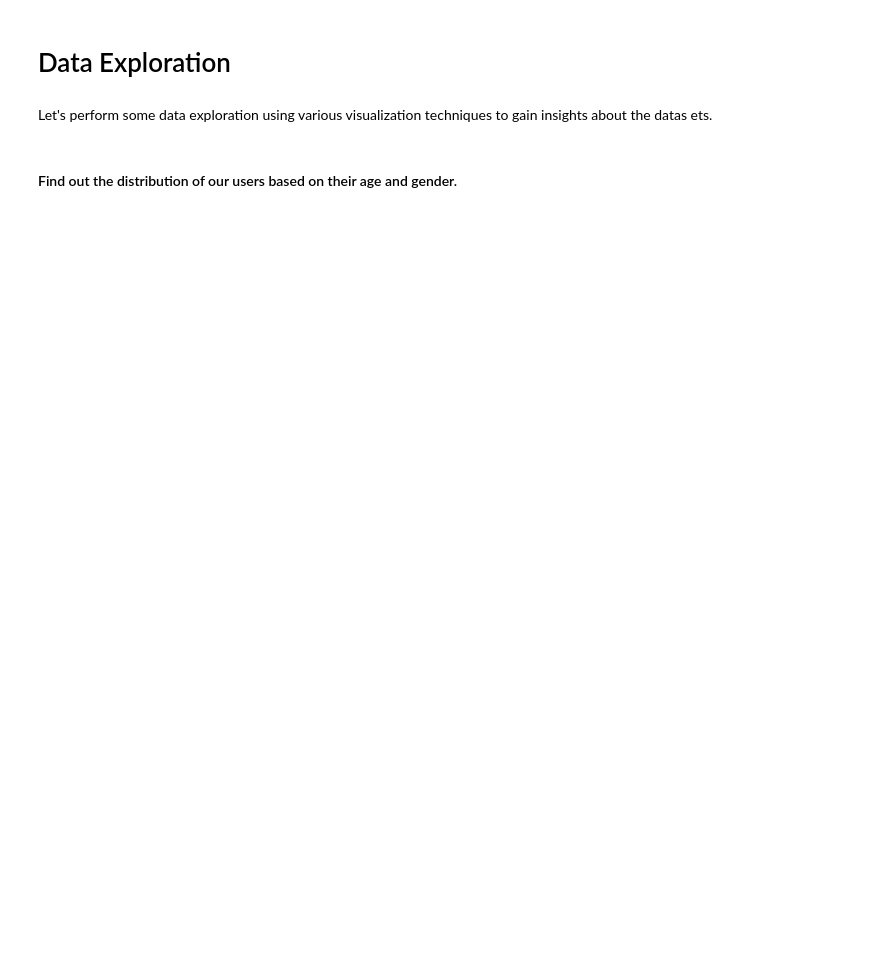
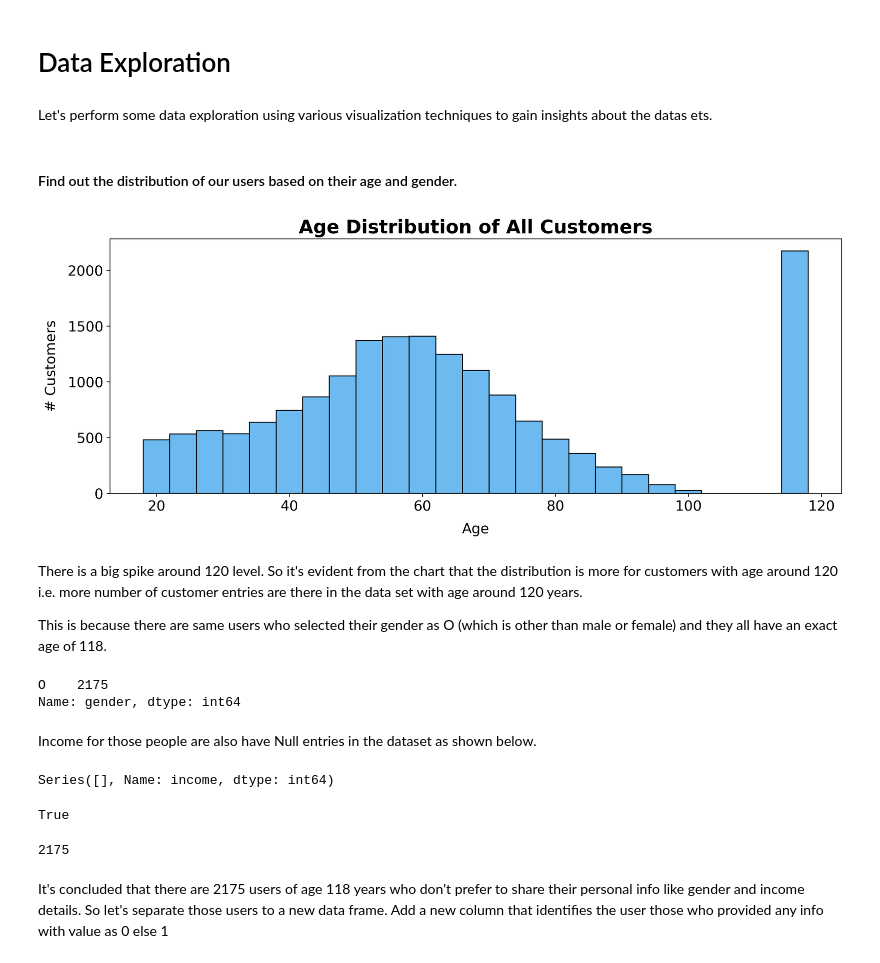
Before and after one commit to SiddharthSabat/Data-Science-and-ML-Portfolio, a Jupyter notebook: Data_Scientist_Starbucks_Capstone/Starbucks_Capstone_notebook.ipynb, the cells around one changed output. Saved outputs shown, nothing was run; the diff lists cells and outputs as text; code cells hidden in the pictures; blank space fills up the shorter version.

Commit message:
Data Exploration Part Complete

```diff
--- a/Data_Scientist_Starbucks_Capstone/Starbucks_Capstone_notebook.ipynb
+++ b/Data_Scientist_Starbucks_Capstone/Starbucks_Capstone_notebook.ipynb
@@ -391,3 +391,44 @@ transcript.head()
 Let's perform some data exploration using various visualization techniques to gain insights about the datas ets.
 # %% [markdown]
 #### Find out the distribution of our users based on their age and gender.
+# %%
+#setting the global color for categorical visualizations
+base = sns.color_palette("husl")[4]
+# %%
+#Distribution of age column
+plt.figure(figsize = [14,5],  dpi=300 )
+sns.histplot(profile.age, bins = 30, binwidth =4, color = base)
+plt.xlabel('Age',fontsize=15,labelpad=10)
+plt.ylabel('# Customers',fontsize=15,labelpad=10);
+plt.title('Age Distribution of All Customers',fontsize=20, weight='bold')
+plt.xticks(fontsize=15);
+plt.yticks(fontsize=15);
+plt.savefig('./screenshots/1_Age_Distribution_All_Customers.png', dpi=600, bbox_inches ='tight')
+plt.show()
+# %% [output]
+[figure, added]
+# %% [markdown]
+There is a big spike around 120 level. So it's evident from the chart that the distribution is more for customers with age around 120 i.e. more number of customer entries are there in the data set with age around 120 years.
+
+This is because there are  same users who selected their gender as O (which is other than male or female) and they all have an exact age of 118.
+# %%
+profile[profile['age']==118].gender.value_counts()
+# %% [output]
+O    2175
+Name: gender, dtype: int64
+# %% [markdown]
+Income for those people are also have Null entries in the dataset as shown below.
+# %%
+profile[profile['age']==118].income.value_counts()
+# %% [output]
+Series([], Name: income, dtype: int64)
+# %%
+profile[profile['age']==118].shape[0] == profile[profile['income'].isnull()].shape[0]
+# %% [output]
+True
+# %%
+profile[(profile['age']==118) & (profile['income'].isnull()) & (profile['gender_O'] ==1)].shape[0]
+# %% [output]
+2175
+# %% [markdown]
+It's concluded that there are 2175 users of age 118 years who don't prefer to share their personal info like gender and income details. So let's separate those users to a new data frame. Add a new column that identifies the user those who provided any info with value as 0 else 1
```
Also changed, not shown: parts of 74 cells of this notebook.
